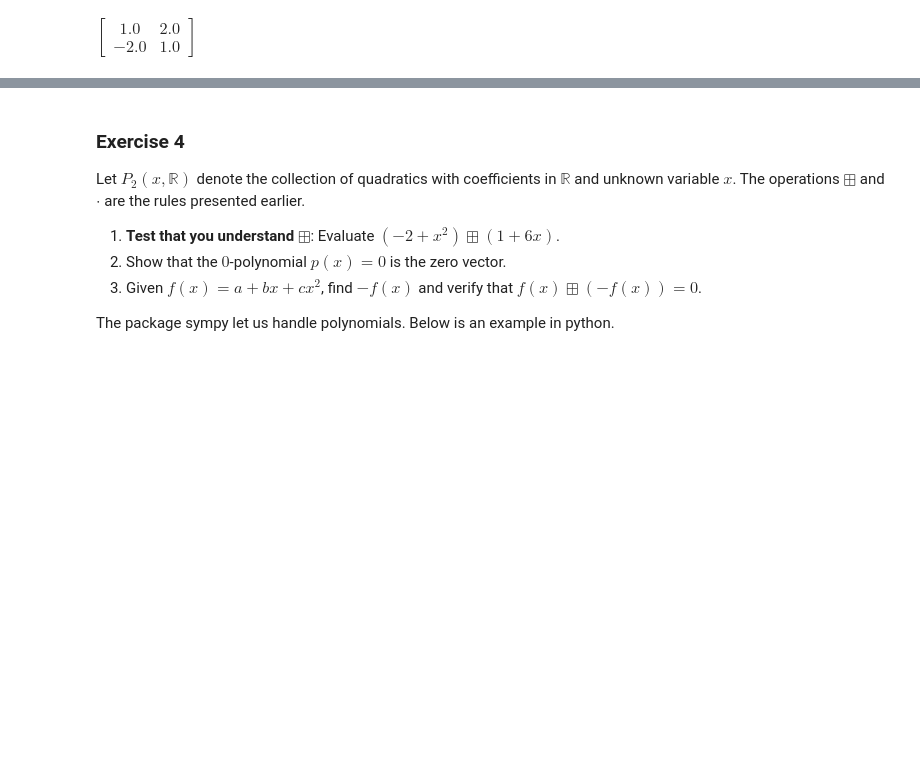
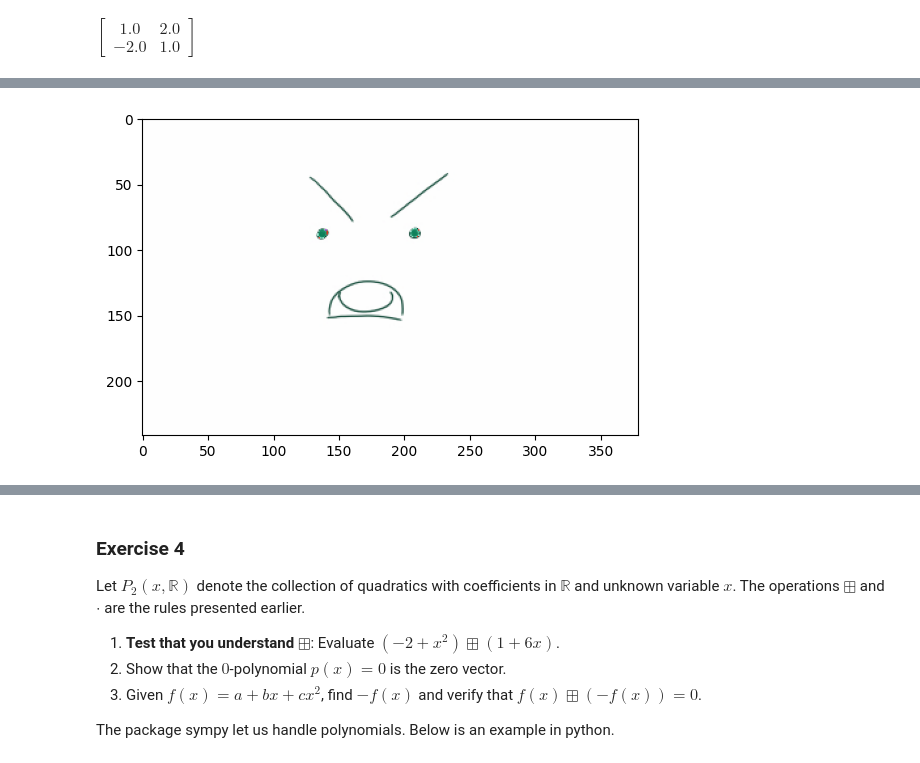
Before and after one commit to soundsflyout/QMATH, a Jupyter notebook: 1-Vectors.ipynb, the cells around one changed output, grey strips where cells are left out. Saved outputs shown, nothing was run; the diff lists cells and outputs as text; code cells hidden in the pictures; blank space fills up the shorter version.

```diff
--- a/1-Vectors.ipynb
+++ b/1-Vectors.ipynb
@@ -255,0 +342,4 @@ $\displaystyle \left[\begin{matrix}1.0 & 2.0\\-2.0 & 1.0\end{matrix}\right]$
+# %%
+(kalm_vector + panik_vector).pretty_print()
+# %% [output]
+[figure, added]
```
Also changed, not shown: parts of 8 cells of this notebook, 4 other files.
